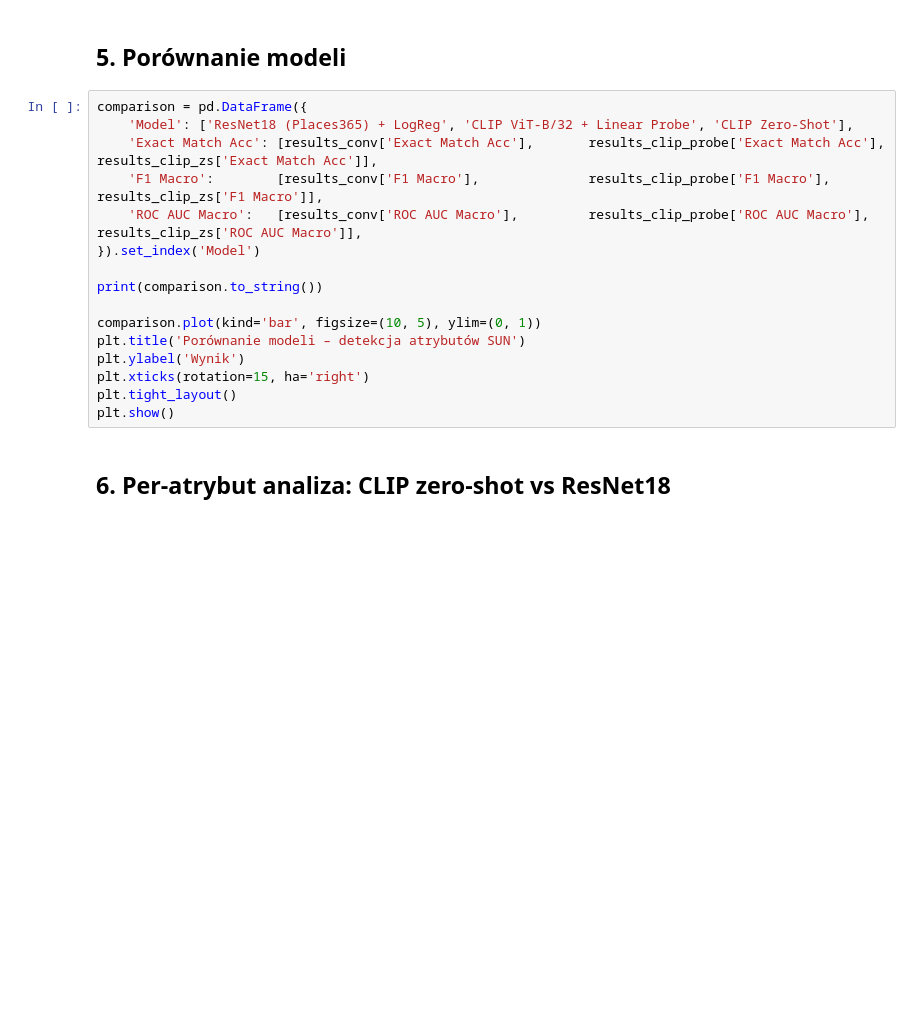
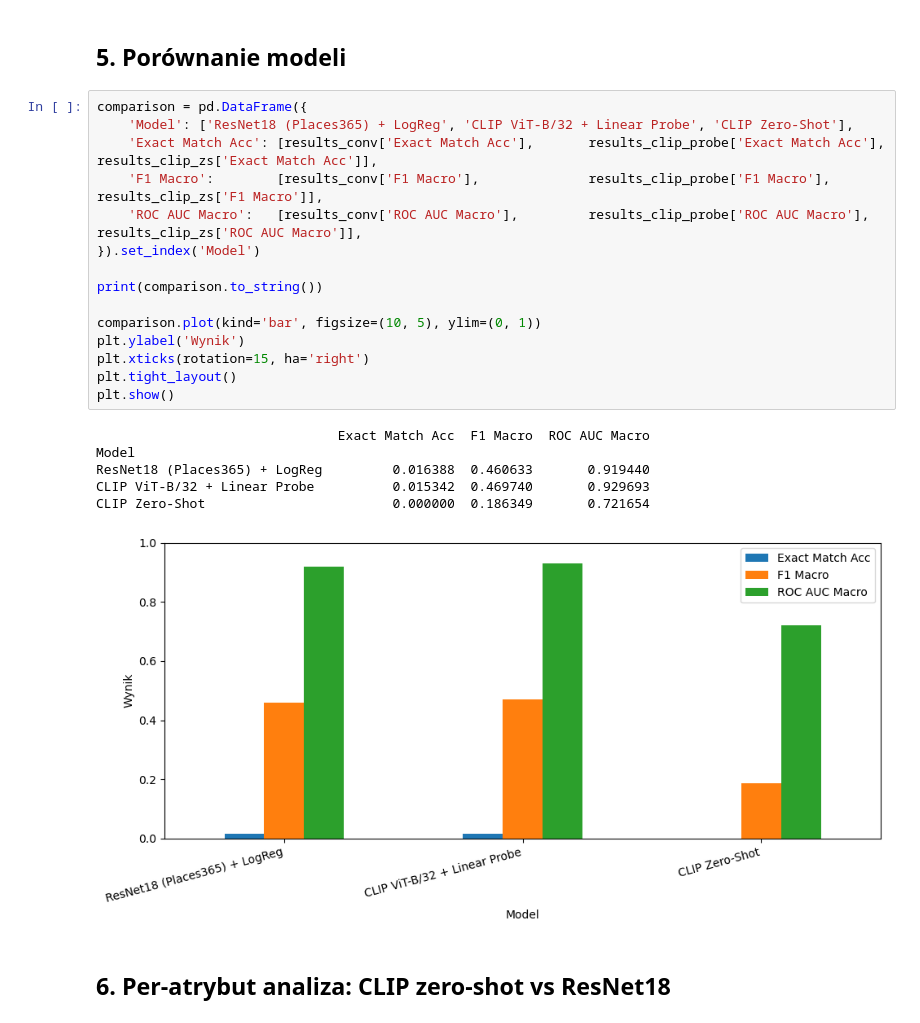
Before and after one commit to Wysocki-Piotr/Hierarchical-concepts-in-images, a Jupyter notebook: model_evaluation_sun.ipynb, the cells around one changed output. Saved outputs shown, nothing was run; the diff lists cells and outputs as text; blank space fills up the shorter version.

Commit message:
Poprawa pliku model_evaluation_sun.ipynb

```diff
--- a/model_evaluation_sun.ipynb
+++ b/model_evaluation_sun.ipynb
@@ -292,19 +300,25 @@ for k, v in results_clip_zs.items():
 # %%
 comparison = pd.DataFrame({
     'Model': ['ResNet18 (Places365) + LogReg', 'CLIP ViT-B/32 + Linear Probe', 'CLIP Zero-Shot'],
     'Exact Match Acc': [results_conv['Exact Match Acc'],       results_clip_probe['Exact Match Acc'],    results_clip_zs['Exact Match Acc']],
     'F1 Macro':        [results_conv['F1 Macro'],              results_clip_probe['F1 Macro'],           results_clip_zs['F1 Macro']],
     'ROC AUC Macro':   [results_conv['ROC AUC Macro'],         results_clip_probe['ROC AUC Macro'],      results_clip_zs['ROC AUC Macro']],
 }).set_index('Model')
 
 print(comparison.to_string())
 
 comparison.plot(kind='bar', figsize=(10, 5), ylim=(0, 1))
-plt.title('Porównanie modeli – detekcja atrybutów SUN')
 plt.ylabel('Wynik')
 plt.xticks(rotation=15, ha='right')
 plt.tight_layout()
 plt.show()
+# %% [output]
+                               Exact Match Acc  F1 Macro  ROC AUC Macro
+Model
+ResNet18 (Places365) + LogReg         0.016388  0.460633       0.919440
+CLIP ViT-B/32 + Linear Probe          0.015342  0.469740       0.929693
+CLIP Zero-Shot                        0.000000  0.186349       0.721654
+[figure, added]
 # %% [markdown]
 ## 6. Per-atrybut analiza: CLIP zero-shot vs ResNet18
 # %%
```
Also changed, not shown: parts of 28 cells of this notebook.
